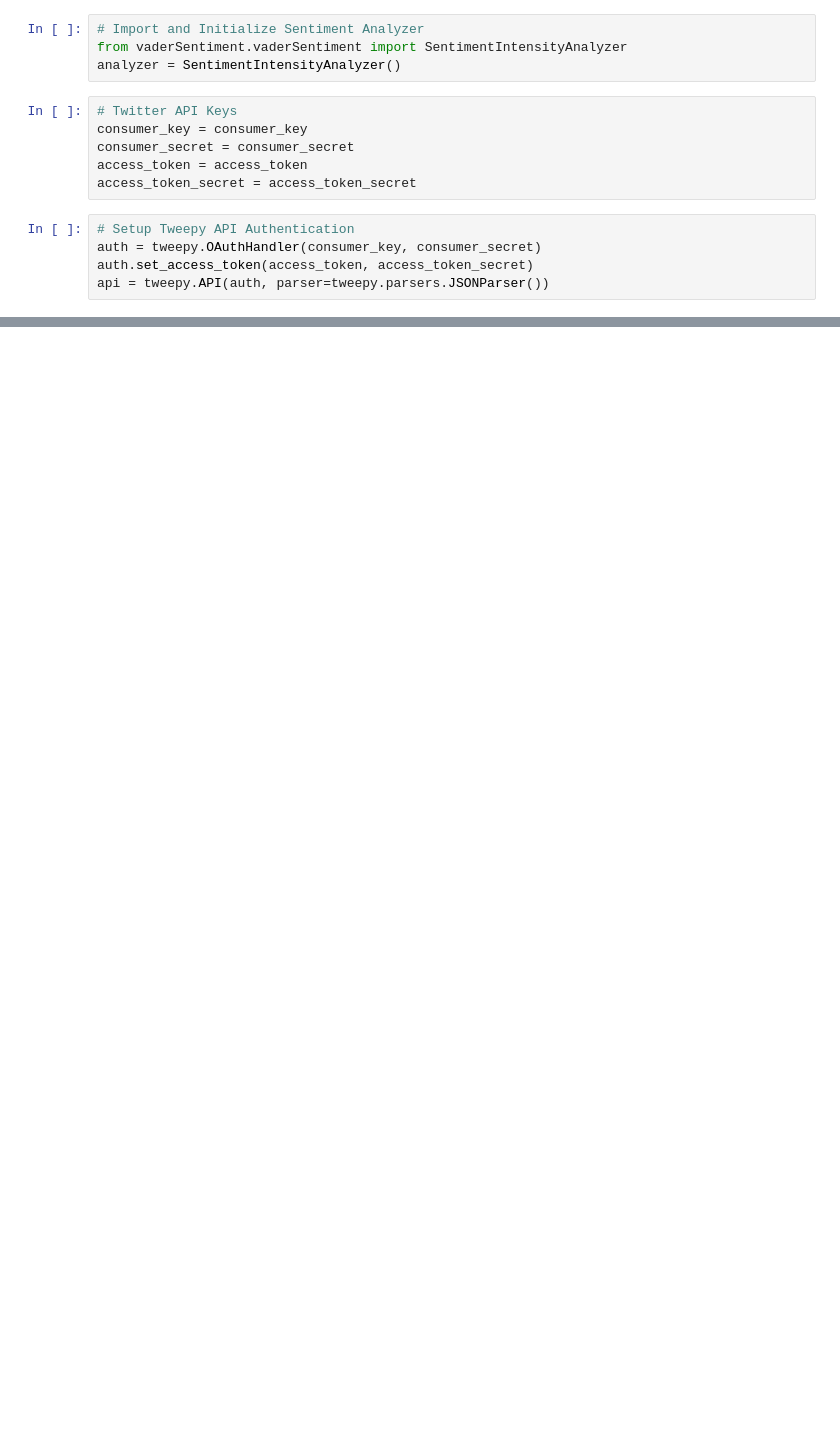
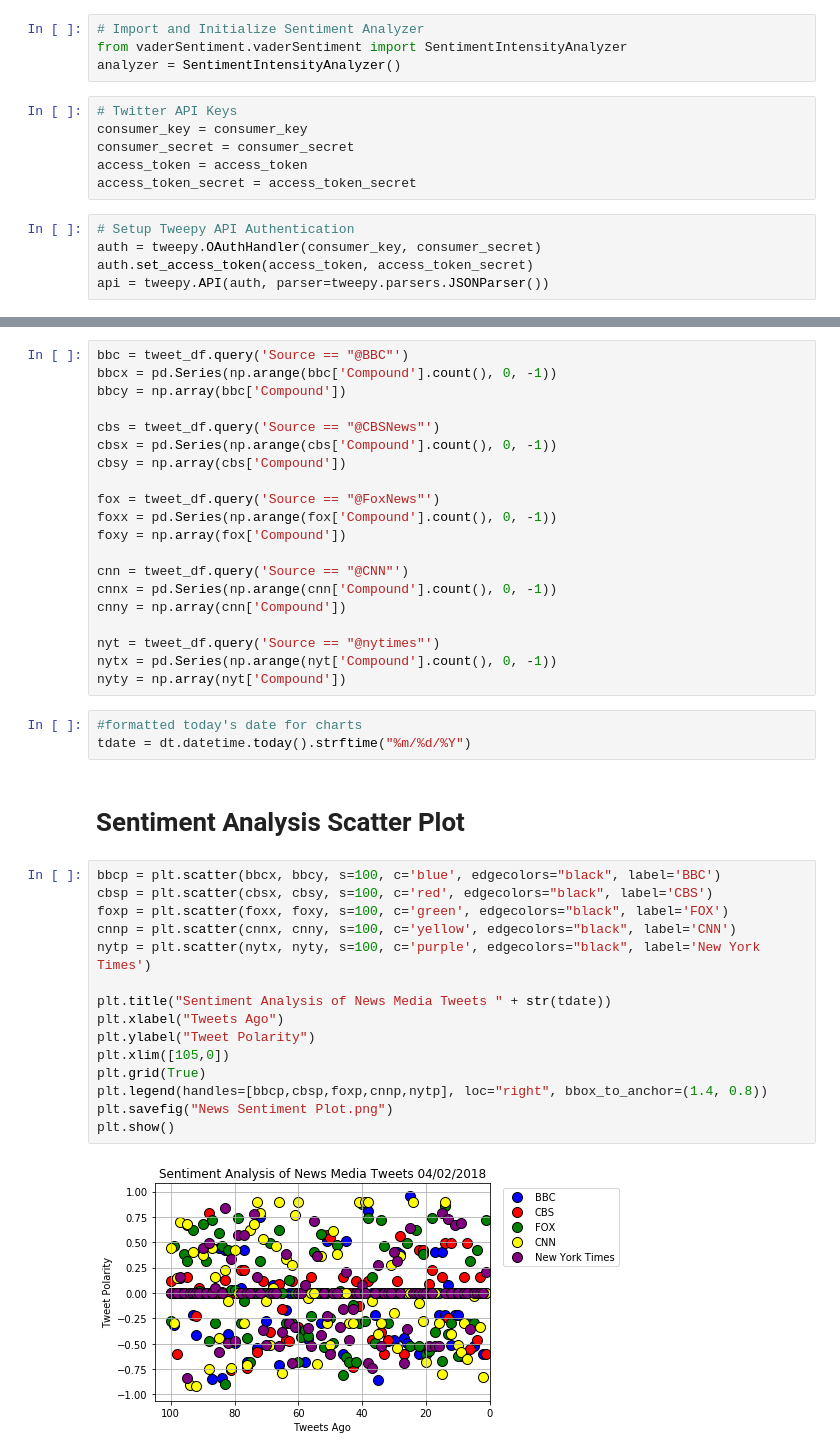
Before and after one commit to misstamu/UNCCDataHW2018, a Jupyter notebook: Social Analytics/NewsMood.ipynb, the cells around one changed output, grey strips where cells are left out. Drawn from its saved outputs; the diff is of its cells as text; blank space fills up the shorter version.

```diff
--- a/Social Analytics/NewsMood.ipynb
+++ b/Social Analytics/NewsMood.ipynb
@@ -72,0 +100,42 @@ positive_list
+# %%
+bbc = tweet_df.query('Source == "@BBC"')
+bbcx = pd.Series(np.arange(bbc['Compound'].count(), 0, -1))
+bbcy = np.array(bbc['Compound'])
+
+cbs = tweet_df.query('Source == "@CBSNews"')
+cbsx = pd.Series(np.arange(cbs['Compound'].count(), 0, -1))
+cbsy = np.array(cbs['Compound'])
+
+fox = tweet_df.query('Source == "@FoxNews"')
+foxx = pd.Series(np.arange(fox['Compound'].count(), 0, -1))
+foxy = np.array(fox['Compound'])
+
+cnn = tweet_df.query('Source == "@CNN"')
+cnnx = pd.Series(np.arange(cnn['Compound'].count(), 0, -1))
+cnny = np.array(cnn['Compound'])
+
+nyt = tweet_df.query('Source == "@nytimes"')
+nytx = pd.Series(np.arange(nyt['Compound'].count(), 0, -1))
+nyty = np.array(nyt['Compound'])
+# %%
+#formatted today's date for charts
+tdate = dt.datetime.today().strftime("%m/%d/%Y")
+# %% [markdown]
+# Sentiment Analysis Scatter Plot
+# %%
+bbcp = plt.scatter(bbcx, bbcy, s=100, c='blue', edgecolors="black", label='BBC')
+cbsp = plt.scatter(cbsx, cbsy, s=100, c='red', edgecolors="black", label='CBS')
+foxp = plt.scatter(foxx, foxy, s=100, c='green', edgecolors="black", label='FOX')
+cnnp = plt.scatter(cnnx, cnny, s=100, c='yellow', edgecolors="black", label='CNN')
+nytp = plt.scatter(nytx, nyty, s=100, c='purple', edgecolors="black", label='New York Times')
+
+plt.title("Sentiment Analysis of News Media Tweets " + str(tdate))
+plt.xlabel("Tweets Ago")
+plt.ylabel("Tweet Polarity")
+plt.xlim([105,0])
+plt.grid(True)
+plt.legend(handles=[bbcp,cbsp,foxp,cnnp,nytp], loc="right", bbox_to_anchor=(1.4, 0.8))
+plt.savefig("News Sentiment Plot.png")
+plt.show()
+# %% [output]
+[figure, added]
```
Also changed, not shown: parts of 10 cells of this notebook, 7 other files.
